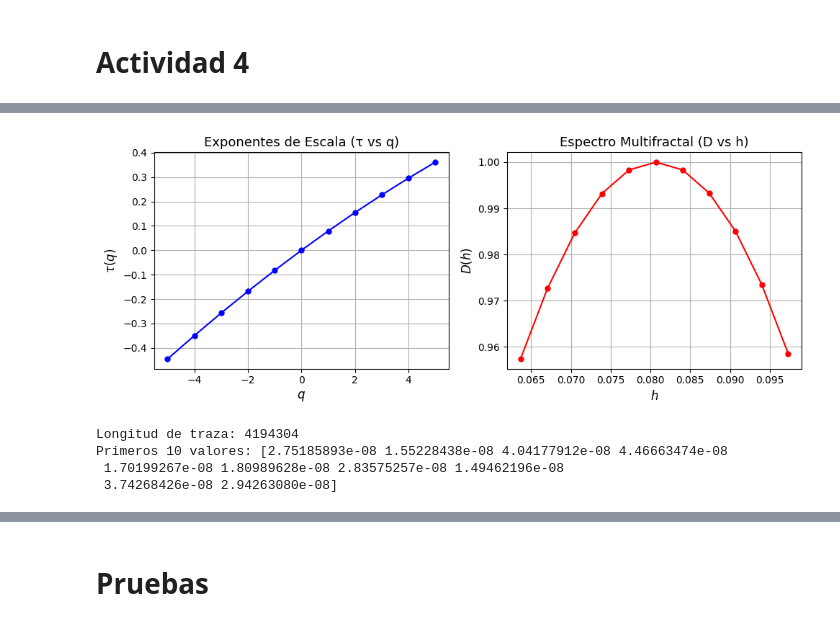
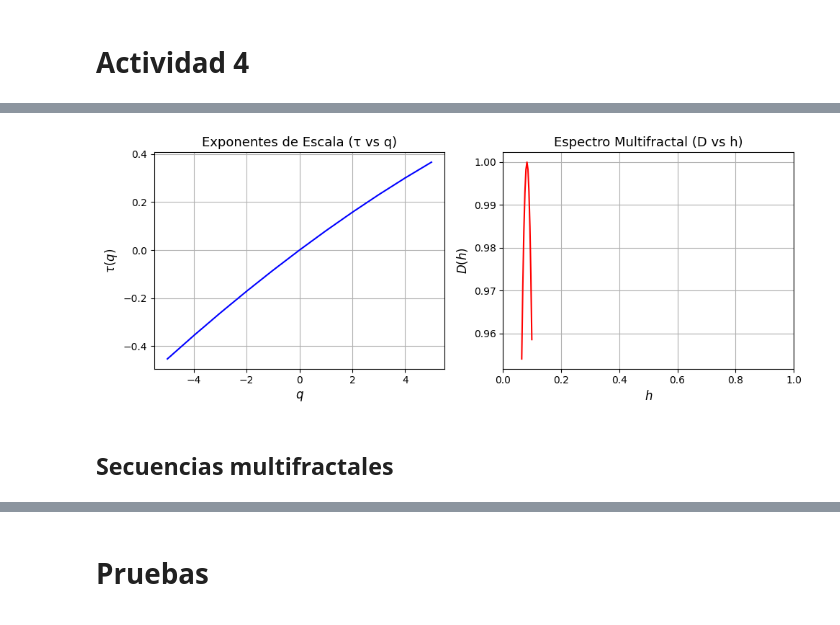
Before and after one commit to aalejoz25/LRD_y_multifractales, a Jupyter notebook: code.ipynb, the cells around one changed output, grey strips where cells are left out. Drawn from its saved outputs; the diff is of its cells as text; code cells hidden in the pictures.

```diff
--- a/code.ipynb
+++ b/code.ipynb
@@ -743,9 +809,9 @@ method = 'db4'      # wavelet basis (opcional; MATLAB por defecto usa 'db4' en w
 fbm_matlab = eng.wfbm(H, float(N-1), method, nargout=1)
 
 # 4) Convertir el resultado a NumPy
-fbm = np.array(fbm_matlab).flatten()
+datos_mono_matlab = np.array(fbm_matlab).flatten()
 
 # Ahora fbm es un array de longitud N que contiene una trayectoria de fBm monofractal.
 
 # 5) (Opcional) Si lo que necesitas es fGn (señal estacionaria), basta con diferenciar:
-fgn = np.diff(fbm)   # longitud N-1
+datos_mono_matlab_diff = np.diff(datos_mono_matlab)   # longitud N-1
@@ -757,46 +818,20 @@ plt.plot(fgn)
 # %%
-x_matlab = matlab.double(fgn.tolist())
+x_matlab = matlab.double(datos_mono_matlab_diff.tolist())
 
 # 5) Llama a dwtleader en MATLAB; pide 4 salidas: dh, h, cp, tauq
 #    - dh : vector D(h)
 #    - h  : vector h
 #    - cp : primeros tres cumulantes
 #    - tauq: τ(q) para q = -5:5 (si no indicas otro rango)
 dh_m, h_m, cp_m, tauq_m = eng.dwtleader(x_matlab, nargout=4)
 
-
-# 6) Convierte las salidas de matlab.double a NumPy 1D
-dh   = np.array(dh_m).flatten()
-h    = np.array(h_m).flatten()
-tauq = np.array(tauq_m).flatten()
-
-# 7) Genera el vector de momentos q = -5:5 (MATLAB usa enteros por defecto)
-qs = np.arange(-5, 6)  # 11 valores: [-5, -4, …, +5]
-
-# 8) Grafica los resultados en Python
-plt.figure(figsize=(10, 4))
-
-# 8.1) τ(q) vs q
-plt.subplot(1, 2, 1)
-plt.plot(qs, tauq, 'bo-', linewidth=1.5, markersize=5)
-plt.xlabel('$q$', fontsize=12)
-plt.ylabel(r'$\tau(q)$', fontsize=12)
-plt.title('Exponentes de Escala (τ vs q)', fontsize=13)
-plt.grid(True)
-
-# 8.2) Espectro multifractal D(h) vs h
-plt.subplot(1, 2, 2)
-plt.plot(h, dh, 'ro-', linewidth=1.5, markersize=5)
-plt.xlabel('$h$', fontsize=12)
-plt.ylabel(r'$D(h)$', fontsize=12)
-plt.title('Espectro Multifractal (D vs h)', fontsize=13)
-plt.grid(True)
-
-plt.tight_layout()
-plt.show()
+grafica_analisis_multifractal(dh_m, h_m, tauq_m)
 # %% [output]
-[figure, old version]
+[figure, new version]
+# %% [markdown]
+## Secuencias multifractales
 # %%
+# SIMULACION CON MATLAB
 # 3) Prepara los argumentos en Python
 Uoo = 1      # puede ser escalar, o lista/array Python
 n   = 22         # número de iteraciones de la cascada
@@ -811,12 +846,4 @@ traza_matlab = eng.betamwm(Uoo_matlab, n, H, nargout=1)
 
 # 6) Convertir la salida de MATLAB (matlab.double) a NumPy
 #    traza_matlab es algo como un 1×(2^n) array de MATLAB; lo llevamos a un array 1D de NumPy
-traza = np.array(traza_matlab).flatten()
-
-print("Longitud de traza:", len(traza))
-print("Primeros 10 valores:", traza[:10])
+datos_multi_matlab = np.array(traza_matlab).flatten()
-# %% [output]
-Longitud de traza: 4194304
-Primeros 10 valores: [2.75185893e-08 1.55228438e-08 4.04177912e-08 4.46663474e-08
- 1.70199267e-08 1.80989628e-08 2.83575257e-08 1.49462196e-08
- 3.74268426e-08 2.94263080e-08]
```
Also changed, not shown: parts of 18 cells of this notebook.
